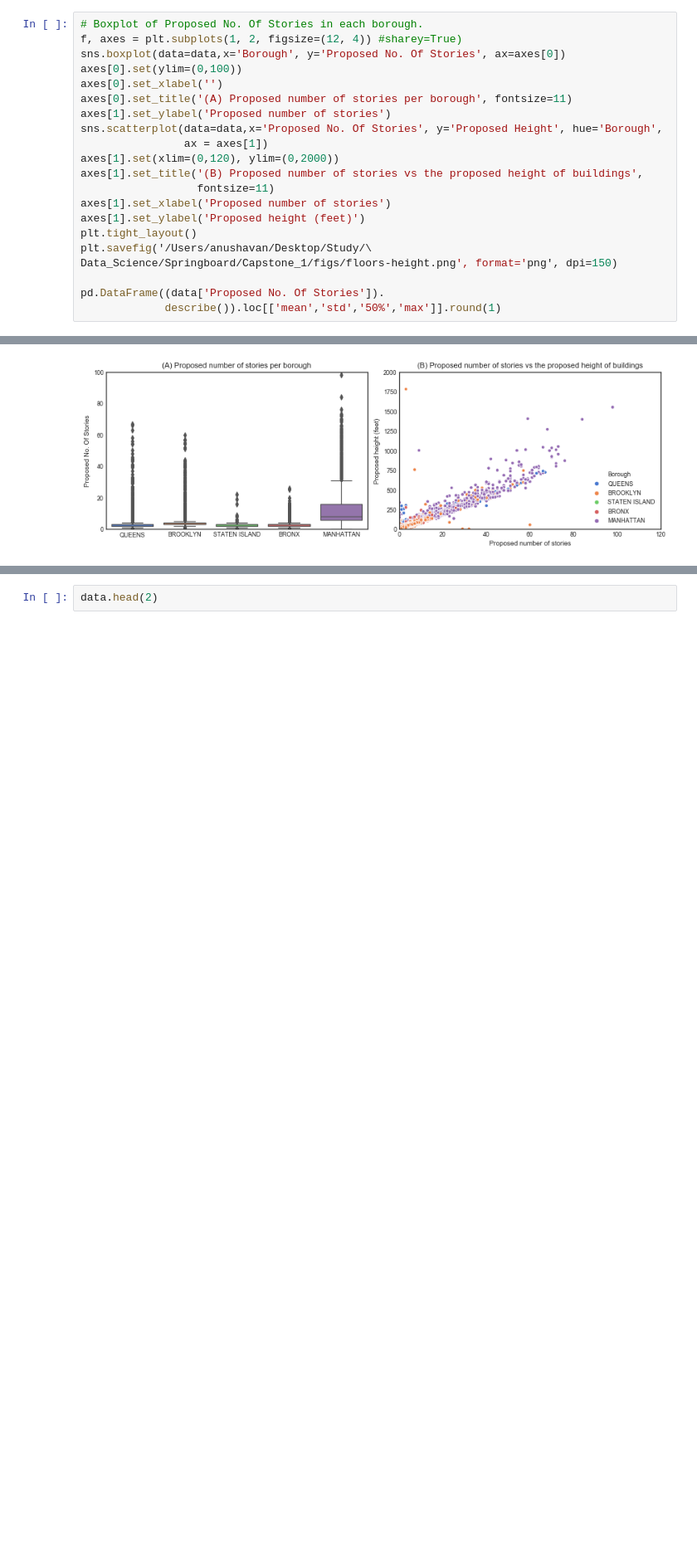
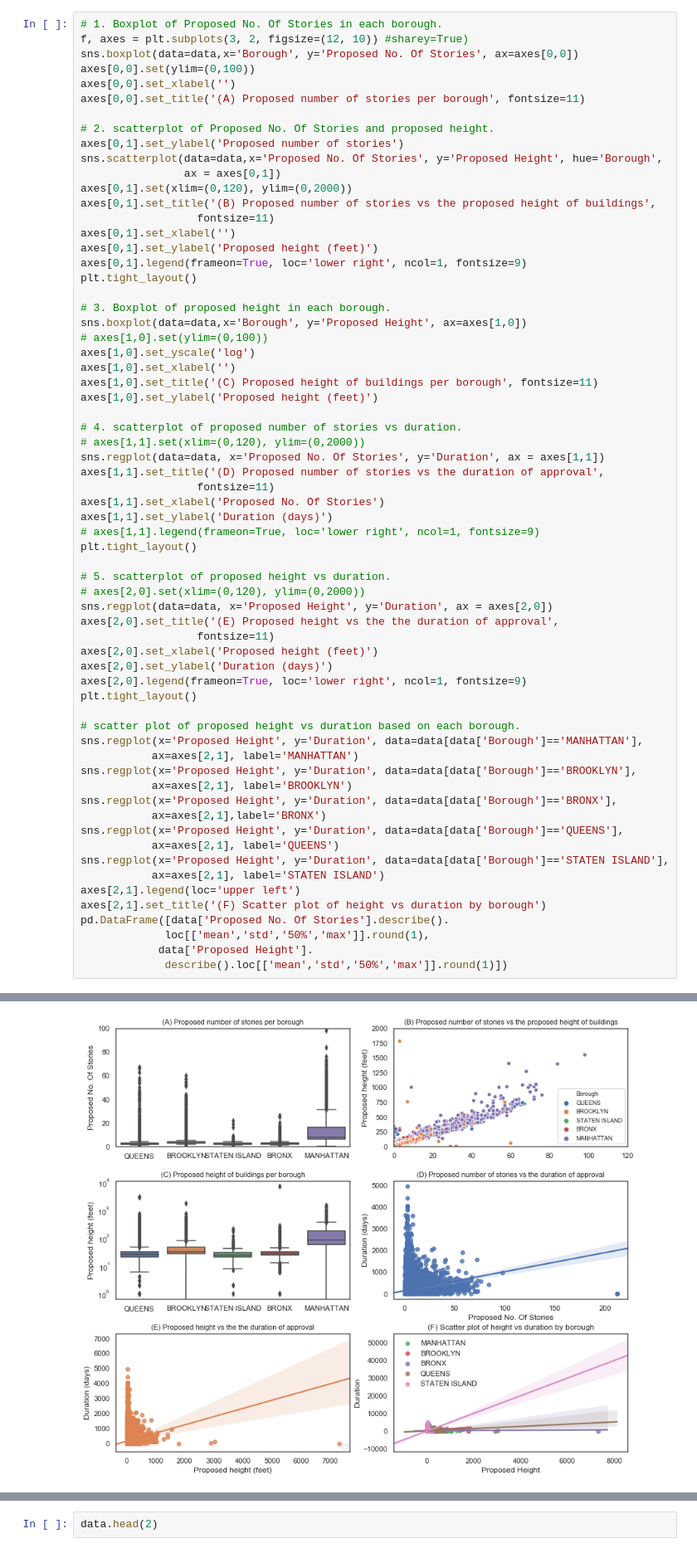
Before and after one commit to anoushavan/Capstone_1, a Jupyter notebook: code/data_story.ipynb, the cells around one changed output, grey strips where cells are left out. Shown at 83% size. Cells and saved outputs as stored; diff of their text form; blank space fills up the shorter version.

```diff
--- a/code/data_story.ipynb
+++ b/code/data_story.ipynb
@@ -425,22 +444,66 @@ plt.tight_layout()
 # %%
-# Boxplot of Proposed No. Of Stories in each borough.
-f, axes = plt.subplots(1, 2, figsize=(12, 4)) #sharey=True)
-sns.boxplot(data=data,x='Borough', y='Proposed No. Of Stories', ax=axes[0])
-axes[0].set(ylim=(0,100))
-axes[0].set_xlabel('')
-axes[0].set_title('(A) Proposed number of stories per borough', fontsize=11)
-axes[1].set_ylabel('Proposed number of stories')
+# 1. Boxplot of Proposed No. Of Stories in each borough.
+f, axes = plt.subplots(3, 2, figsize=(12, 10)) #sharey=True)
+sns.boxplot(data=data,x='Borough', y='Proposed No. Of Stories', ax=axes[0,0])
+axes[0,0].set(ylim=(0,100))
+axes[0,0].set_xlabel('')
+axes[0,0].set_title('(A) Proposed number of stories per borough', fontsize=11)
+
+# 2. scatterplot of Proposed No. Of Stories and proposed height.
+axes[0,1].set_ylabel('Proposed number of stories')
 sns.scatterplot(data=data,x='Proposed No. Of Stories', y='Proposed Height', hue='Borough',
-                ax = axes[1])
-axes[1].set(xlim=(0,120), ylim=(0,2000))
-axes[1].set_title('(B) Proposed number of stories vs the proposed height of buildings',
+                ax = axes[0,1])
+axes[0,1].set(xlim=(0,120), ylim=(0,2000))
+axes[0,1].set_title('(B) Proposed number of stories vs the proposed height of buildings',
                   fontsize=11)
-axes[1].set_xlabel('Proposed number of stories')
-axes[1].set_ylabel('Proposed height (feet)')
+axes[0,1].set_xlabel('')
+axes[0,1].set_ylabel('Proposed height (feet)')
+axes[0,1].legend(frameon=True, loc='lower right', ncol=1, fontsize=9)
 plt.tight_layout()
-plt.savefig('/Users/anushavan/Desktop/Study/\
-Data_Science/Springboard/Capstone_1/figs/floors-height.png', format='png', dpi=150)
 
-pd.DataFrame((data['Proposed No. Of Stories']).
-             describe()).loc[['mean','std','50%','max']].round(1)
+# 3. Boxplot of proposed height in each borough.
+sns.boxplot(data=data,x='Borough', y='Proposed Height', ax=axes[1,0])
+# axes[1,0].set(ylim=(0,100))
+axes[1,0].set_yscale('log')
+axes[1,0].set_xlabel('')
+axes[1,0].set_title('(C) Proposed height of buildings per borough', fontsize=11)
+axes[1,0].set_ylabel('Proposed height (feet)')
+
+# 4. scatterplot of proposed number of stories vs duration.
+# axes[1,1].set(xlim=(0,120), ylim=(0,2000))
+sns.regplot(data=data, x='Proposed No. Of Stories', y='Duration', ax = axes[1,1])
+axes[1,1].set_title('(D) Proposed number of stories vs the duration of approval',
+                  fontsize=11)
+axes[1,1].set_xlabel('Proposed No. Of Stories')
+axes[1,1].set_ylabel('Duration (days)')
+# axes[1,1].legend(frameon=True, loc='lower right', ncol=1, fontsize=9)
+plt.tight_layout()
+
+# 5. scatterplot of proposed height vs duration.
+# axes[2,0].set(xlim=(0,120), ylim=(0,2000))
+sns.regplot(data=data, x='Proposed Height', y='Duration', ax = axes[2,0])
+axes[2,0].set_title('(E) Proposed height vs the the duration of approval',
+                  fontsize=11)
+axes[2,0].set_xlabel('Proposed height (feet)')
+axes[2,0].set_ylabel('Duration (days)')
+axes[2,0].legend(frameon=True, loc='lower right', ncol=1, fontsize=9)
+plt.tight_layout()
+
+# scatter plot of proposed height vs duration based on each borough.
+sns.regplot(x='Proposed Height', y='Duration', data=data[data['Borough']=='MANHATTAN'],
+           ax=axes[2,1], label='MANHATTAN')
+sns.regplot(x='Proposed Height', y='Duration', data=data[data['Borough']=='BROOKLYN'],
+           ax=axes[2,1], label='BROOKLYN')
+sns.regplot(x='Proposed Height', y='Duration', data=data[data['Borough']=='BRONX'],
+           ax=axes[2,1],label='BRONX')
+sns.regplot(x='Proposed Height', y='Duration', data=data[data['Borough']=='QUEENS'],
+           ax=axes[2,1], label='QUEENS')
+sns.regplot(x='Proposed Height', y='Duration', data=data[data['Borough']=='STATEN ISLAND'],
+           ax=axes[2,1], label='STATEN ISLAND')
+axes[2,1].legend(loc='upper left')
+axes[2,1].set_title('(F) Scatter plot of height vs duration by borough')
+pd.DataFrame([data['Proposed No. Of Stories'].describe().
+             loc[['mean','std','50%','max']].round(1),
+            data['Proposed Height'].
+             describe().loc[['mean','std','50%','max']].round(1)])
 # %% [output]
@@ -452 +514 @@ pd.DataFrame((data['Proposed No. Of Stories']).
-[figure, old version]
+[figure, new version]
```
Also changed, not shown: parts of 7 cells of this notebook, 1 other file.
